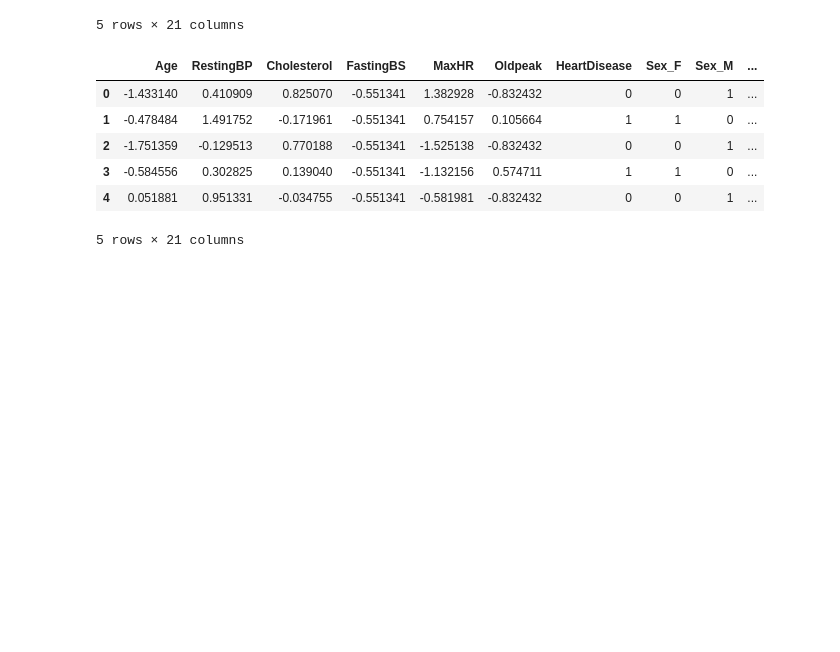
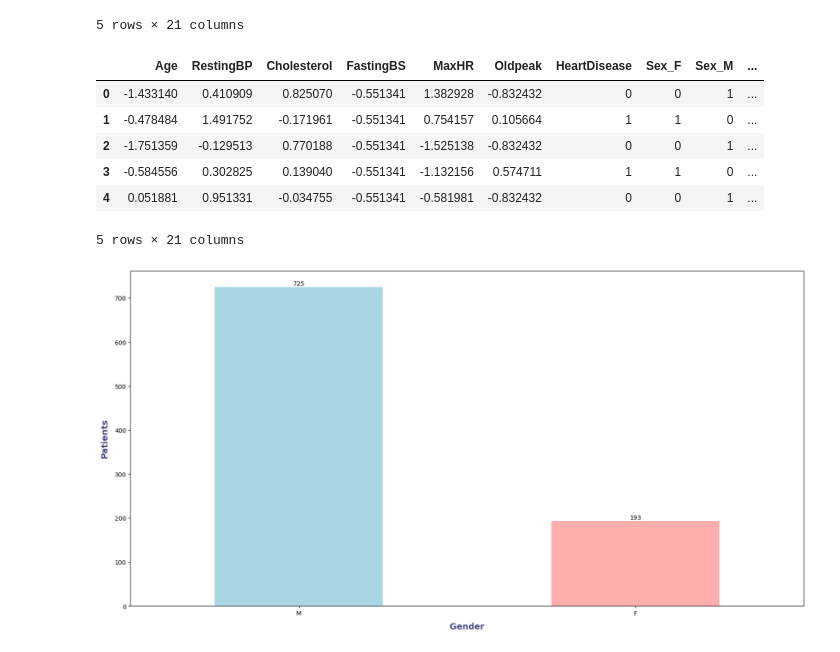
Before and after one commit to abdyraman/heart-deseases, a Jupyter notebook: code.ipynb, the cells around one changed output. Drawn from its saved outputs; the diff is of its cells as text; code cells hidden in the pictures; blank space fills up the shorter version.

```diff
--- a/code.ipynb
+++ b/code.ipynb
@@ -125,3 +125,13 @@ df1.head()
 | 3 | -0.584556 | 0.302825 | 0.139040 | -0.551341 | -1.132156 | 0.574711 | 1 | 1 | 0 | ... |
 | 4 | 0.051881 | 0.951331 | -0.034755 | -0.551341 | -0.581981 | -0.832432 | 0 | 0 | 1 | ... |
 5 rows × 21 columns
+# %%
+plt.figure(figsize = (20, 10))
+df["Sex"].value_counts().plot(kind="bar", color = ["#A9D6E5", "#FFADAD"], rot = 0)
+plt.xlabel("Gender", fontsize = 14, weight = "bold", color = "#474787", labelpad = 10)
+plt.ylabel("Patients", fontsize = 14, weight = "bold", color = "#474787", labelpad = 10)
+for i, value in enumerate(df["Sex"].value_counts()):
+    plt.text(i, value + 1, str(value), ha = "center", va = "bottom")
+plt.show()
+# %% [output]
+[figure, added]
```
Also changed, not shown: parts of 8 cells of this notebook.
